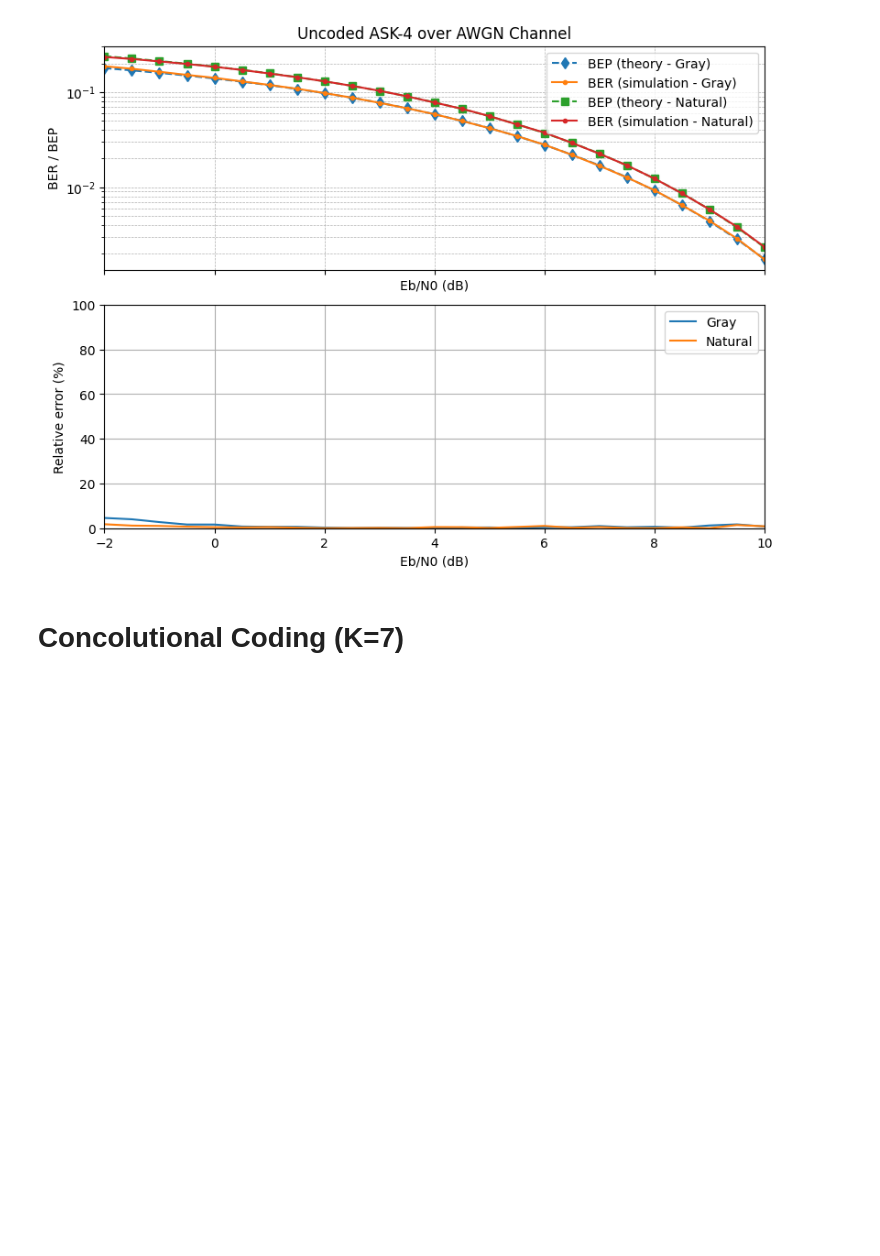
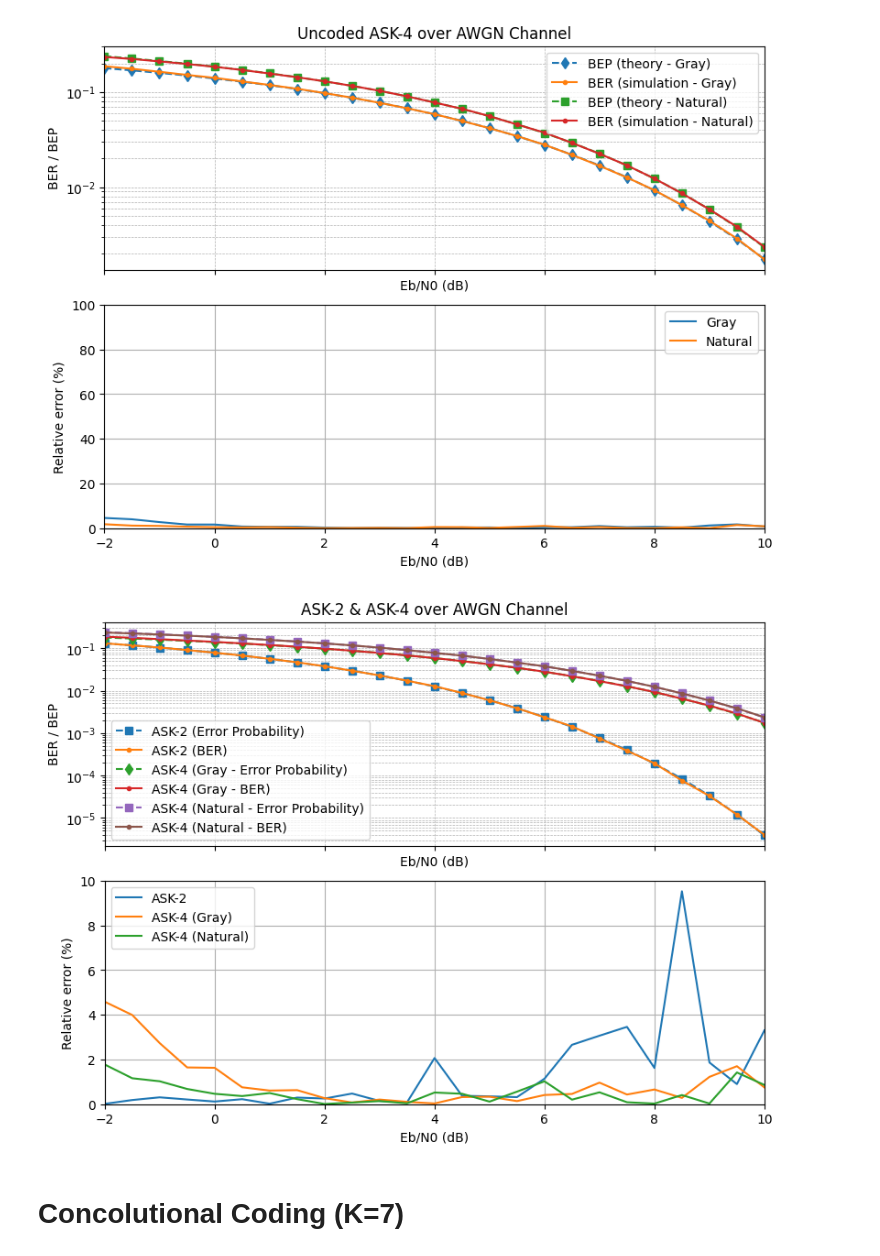
Before and after one commit to AbdullahAlNafisah/ber-estimator, a Jupyter notebook: PlotBER.ipynb, the cells around one changed output. Cells and saved outputs as stored; diff of their text form; code cells hidden in the pictures; blank space fills up the shorter version.

```diff
--- a/PlotBER.ipynb
+++ b/PlotBER.ipynb
@@ -145,6 +146,71 @@ ax[1].legend()
 plt.show()
 # %% [output]
 [figure]
+# %%
+eps = 1e-15
+bep_ask4_gray_awgn, _ = calculate_ask4_bep(uncoded_ask4_gray_awgn_snr_db)
+_, bep_ask4_natural_awgn = calculate_ask4_bep(uncoded_ask4_natural_awgn_snr_db)
+rel_err_gray = (
+    100
+    * np.abs(uncoded_ask4_gray_awgn_ber - bep_ask4_gray_awgn)
+    / np.maximum(bep_ask4_gray_awgn, eps)
+)
+rel_err_natural = (
+    100
+    * np.abs(uncoded_ask4_natural_awgn_ber - bep_ask4_natural_awgn)
+    / np.maximum(bep_ask4_natural_awgn, eps)
+)
+fig, ax = plt.subplots(2, 1, figsize=(8, 6), constrained_layout=True, sharex=True)
+ax[0].set_title("ASK-2 & ASK-4 over AWGN Channel")
+
+ax[0].semilogy(uncoded_ask2_awgn_snr_db, bep_ask2_awgn, "s--", label="ASK-2 (Error Probability)")
+ax[0].semilogy(
+    uncoded_ask2_awgn_snr_db, uncoded_ask2_awgn_ber, ".-", label="ASK-2 (BER)"
+)
+
+ax[0].semilogy(
+    uncoded_ask4_gray_awgn_snr_db,
+    bep_ask4_gray_awgn,
+    "d--",
+    label="ASK-4 (Gray - Error Probability)",
+)
+ax[0].semilogy(
+    uncoded_ask4_gray_awgn_snr_db,
+    uncoded_ask4_gray_awgn_ber,
+    ".-",
+    label="ASK-4 (Gray - BER)",
+)
+ax[0].semilogy(
+    uncoded_ask4_natural_awgn_snr_db,
+    bep_ask4_natural_awgn,
+    "s--",
+    label="ASK-4 (Natural - Error Probability)",
+)
+ax[0].semilogy(
+    uncoded_ask4_natural_awgn_snr_db,
+    uncoded_ask4_natural_awgn_ber,
+    ".-",
+    label="ASK-4 (Natural - BER)",
+)
+
+ax[0].set_xlabel("Eb/N0 (dB)")
+ax[0].set_ylabel("BER / BEP")
+ax[0].grid(True, which="both", linestyle="--", linewidth=0.5)
+ax[0].set_xlim(-2, 10)
+ax[0].legend()
+
+ax[1].plot(uncoded_ask2_awgn_snr_db, rel_err, label="ASK-2")
+ax[1].plot(uncoded_ask4_gray_awgn_snr_db, rel_err_gray, label="ASK-4 (Gray)")
+ax[1].plot(uncoded_ask4_natural_awgn_snr_db, rel_err_natural, label="ASK-4 (Natural)")
+ax[1].set_xlabel("Eb/N0 (dB)")
+ax[1].set_ylabel("Relative error (%)")
+ax[1].grid(True)
+ax[1].set_xlim(-2, 10)
+ax[1].set_ylim([0, 10])
+ax[1].legend()
+plt.show()
+# %% [output]
+[figure, added]
 # %% [markdown]
 # Concolutional Coding (K=7)
 # %%
```
Also changed, not shown: parts of 2 cells of this notebook, 2 other files.
